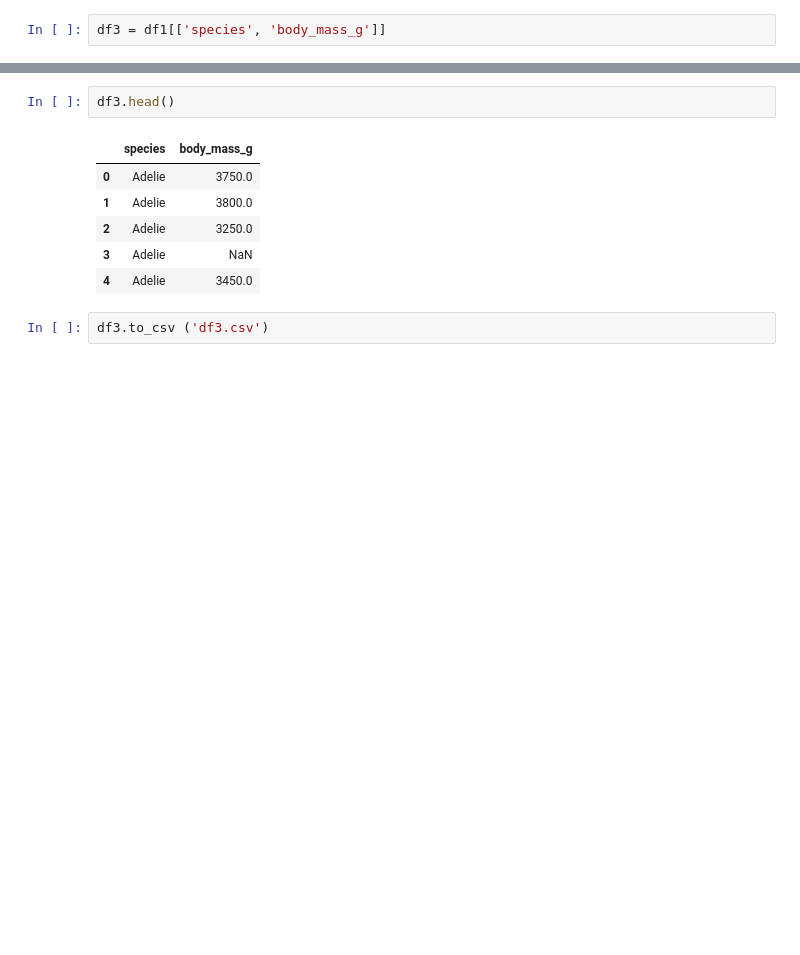
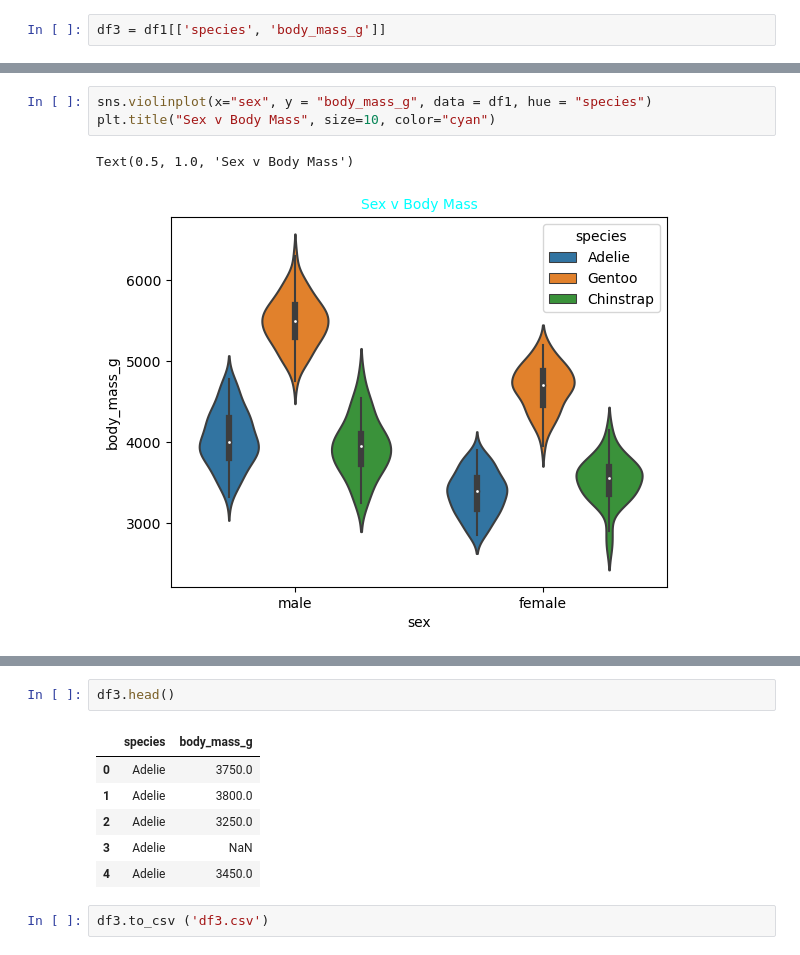
Before and after one commit to AndrewBoyne/my_qa_repo, a Jupyter notebook: Week 7/Seaborn scatter graph.ipynb, the cells around one changed output, grey strips where cells are left out. Cells and saved outputs as stored; diff of their text form; blank space fills up the shorter version.

```diff
--- a/Week 7/Seaborn scatter graph.ipynb
+++ b/Week 7/Seaborn scatter graph.ipynb
@@ -100,0 +83,6 @@ Text(0.5, 1.0, 'Sex v Bill Length')
+# %%
+sns.violinplot(x="sex", y = "body_mass_g", data = df1, hue = "species")
+plt.title("Sex v Body Mass", size=10, color="cyan")
+# %% [output]
+Text(0.5, 1.0, 'Sex v Body Mass')
+[figure, added]
```
Also changed, not shown: parts of 21 cells of this notebook, 3 other files.
